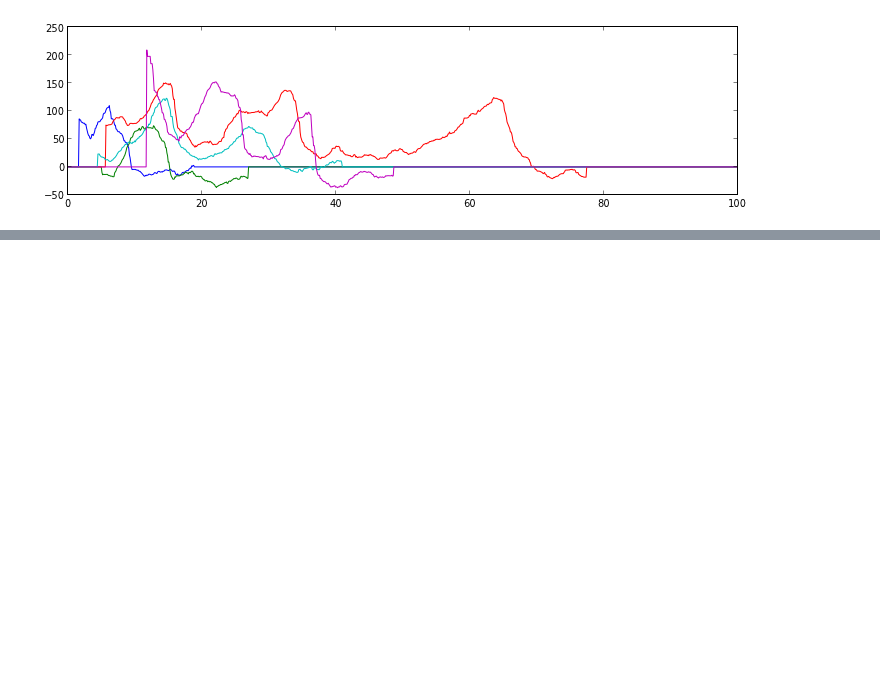
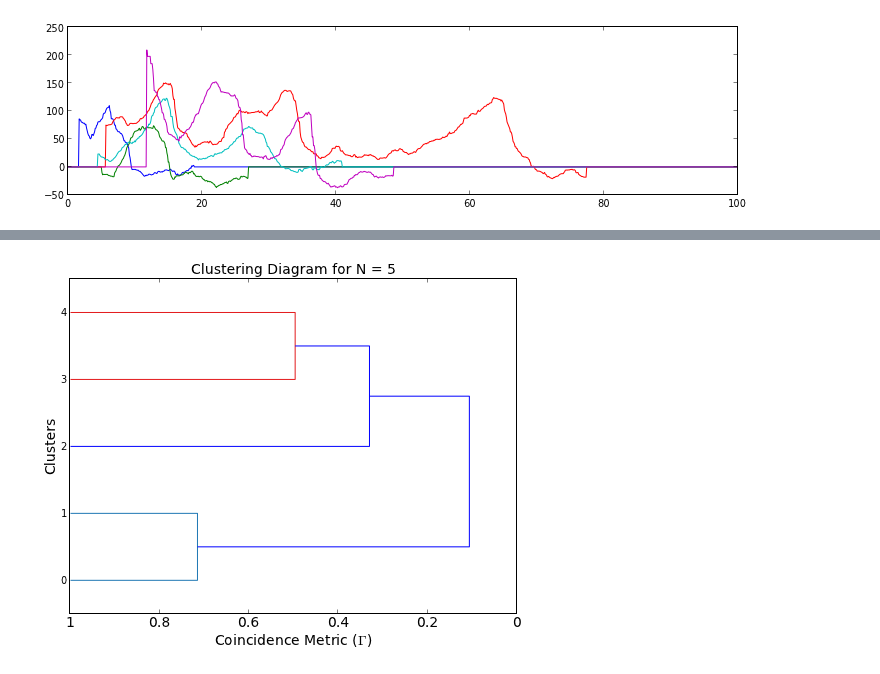
Before and after one commit to hilaryjoyce/smfs-data-analysis, a Jupyter notebook: Force-Separation Clustering.ipynb, the cells around one changed output, grey strips where cells are left out. Cells and saved outputs as stored; diff of their text form; code cells hidden in the pictures; blank space fills up the shorter version.

```diff
--- a/Force-Separation Clustering.ipynb
+++ b/Force-Separation Clustering.ipynb
@@ -259,0 +262,2 @@ plot_dendrogram(Z);
+# %%
+param_folder = raw.saveProjForceList(folder, max_tss=400)
@@ -259,0 +266,2 @@ plot_dendrogram(Z);
+# %%
+co_data = co.CoincidenceList(param_folder, type='force')
@@ -259,0 +284,8 @@ plot_dendrogram(Z);
+# %%
+co_mat = asarray(co_data[2])
+Z = linkage(1-co_mat, method='complete')
+# %%
+figsize(8,6)
+plot_dendrogram(Z);
+# %% [output]
+[figure, added]
```
Also changed, not shown: parts of 19 cells of this notebook, 1 other file.
